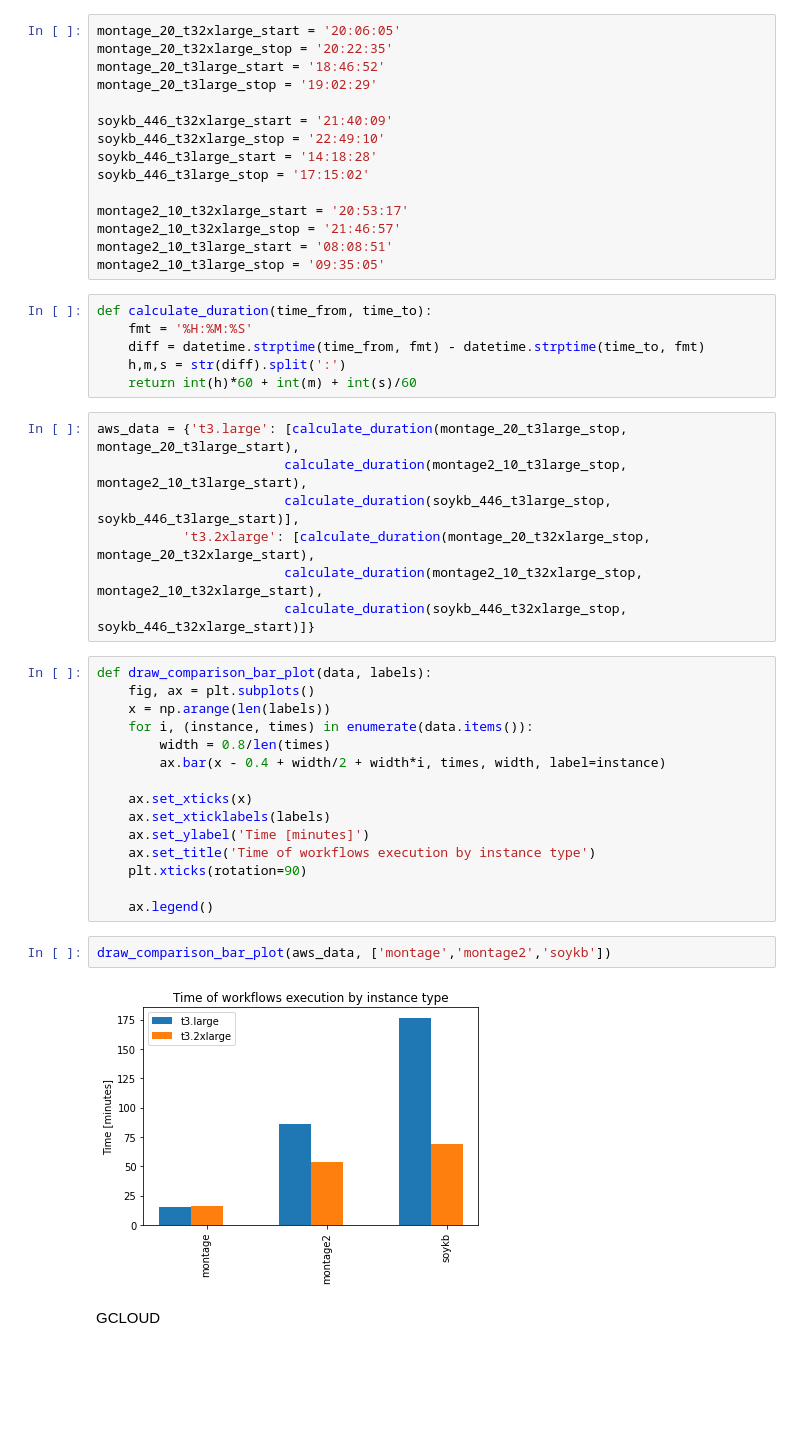
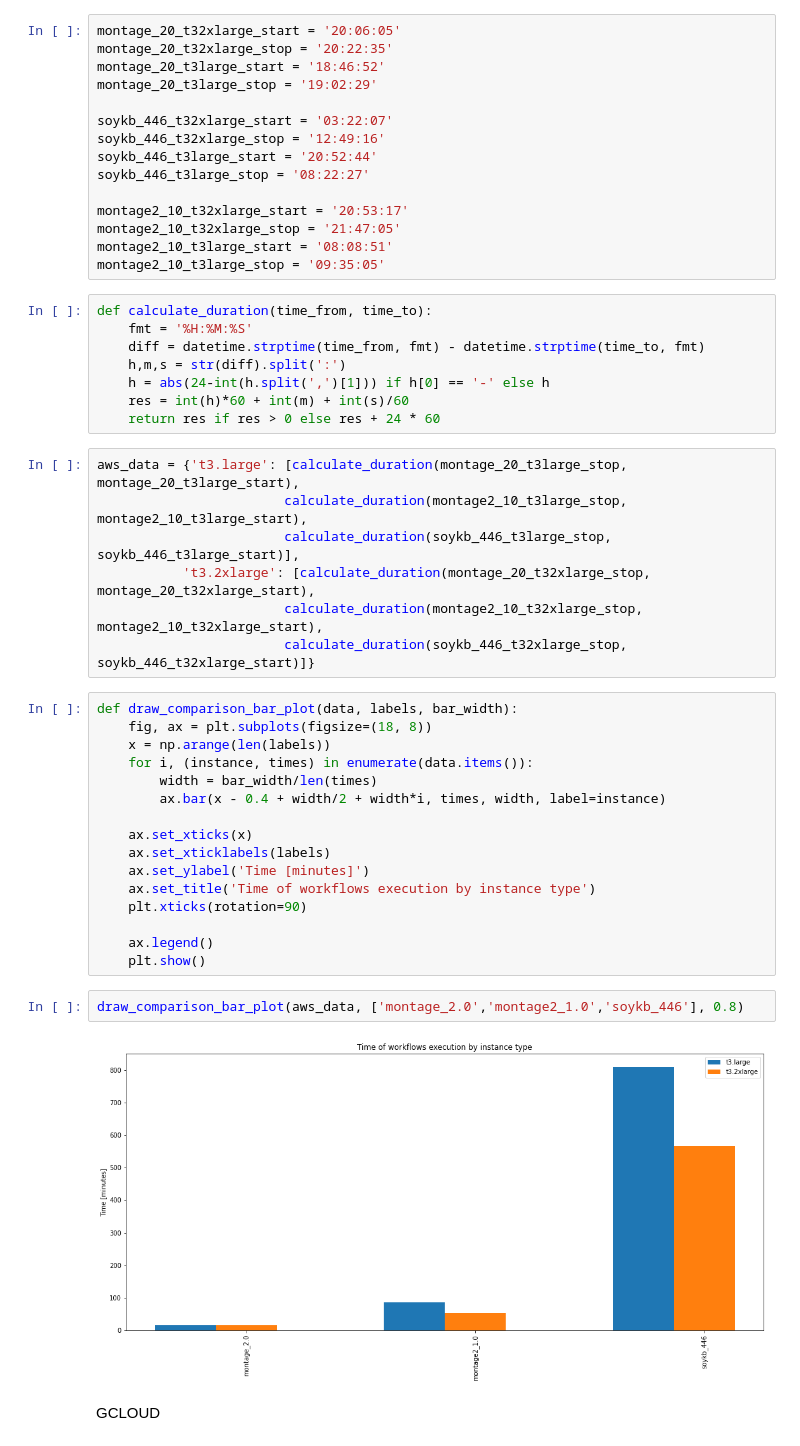
Before and after one commit to tadeq/Hyperflow-logs-analysis, a Jupyter notebook: workflow_durations.ipynb, the cells around one changed output. Drawn from its saved outputs; the diff is of its cells as text; blank space fills up the shorter version.

```diff
--- a/workflow_durations.ipynb
+++ b/workflow_durations.ipynb
@@ -10,13 +10,13 @@ montage_20_t32xlarge_stop = '20:22:35'
 montage_20_t3large_start = '18:46:52'
 montage_20_t3large_stop = '19:02:29'
 
-soykb_446_t32xlarge_start = '21:40:09'
-soykb_446_t32xlarge_stop = '22:49:10'
-soykb_446_t3large_start = '14:18:28'
-soykb_446_t3large_stop = '17:15:02'
+soykb_446_t32xlarge_start = '03:22:07'
+soykb_446_t32xlarge_stop = '12:49:16'
+soykb_446_t3large_start = '20:52:44'
+soykb_446_t3large_stop = '08:22:27'
 
 montage2_10_t32xlarge_start = '20:53:17'
-montage2_10_t32xlarge_stop = '21:46:57'
+montage2_10_t32xlarge_stop = '21:47:05'
 montage2_10_t3large_start = '08:08:51'
 montage2_10_t3large_stop = '09:35:05'
 # %%
@@ -24,7 +24,9 @@ def calculate_duration(time_from, time_to):
     fmt = '%H:%M:%S'
     diff = datetime.strptime(time_from, fmt) - datetime.strptime(time_to, fmt)
     h,m,s = str(diff).split(':')
-    return int(h)*60 + int(m) + int(s)/60
+    h = abs(24-int(h.split(',')[1])) if h[0] == '-' else h
+    res = int(h)*60 + int(m) + int(s)/60
+    return res if res > 0 else res + 24 * 60
 # %%
 aws_data = {'t3.large': [calculate_duration(montage_20_t3large_stop, montage_20_t3large_start),
                         calculate_duration(montage2_10_t3large_stop, montage2_10_t3large_start),
@@ -33,11 +35,11 @@ aws_data = {'t3.large': [calculate_duration(montage_20_t3large_stop, montage_20_
                         calculate_duration(montage2_10_t32xlarge_stop, montage2_10_t32xlarge_start),
                         calculate_duration(soykb_446_t32xlarge_stop, soykb_446_t32xlarge_start)]}
 # %%
-def draw_comparison_bar_plot(data, labels):
-    fig, ax = plt.subplots()
+def draw_comparison_bar_plot(data, labels, bar_width):
+    fig, ax = plt.subplots(figsize=(18, 8))
     x = np.arange(len(labels))
     for i, (instance, times) in enumerate(data.items()):
-        width = 0.8/len(times)
+        width = bar_width/len(times)
         ax.bar(x - 0.4 + width/2 + width*i, times, width, label=instance)
 
     ax.set_xticks(x)
@@ -47,9 +49,10 @@ def draw_comparison_bar_plot(data, labels):
     plt.xticks(rotation=90)
 
     ax.legend()
+    plt.show()
-# %%
-draw_comparison_bar_plot(aws_data, ['montage','montage2','soykb'])
-# %% [output]
-[figure, removed]
+# %%
+draw_comparison_bar_plot(aws_data, ['montage_2.0','montage2_1.0','soykb_446'], 0.8)
+# %% [output]
+[figure, added]
 # %% [markdown]
 GCLOUD
```
Also changed, not shown: parts of 3 cells of this notebook.
